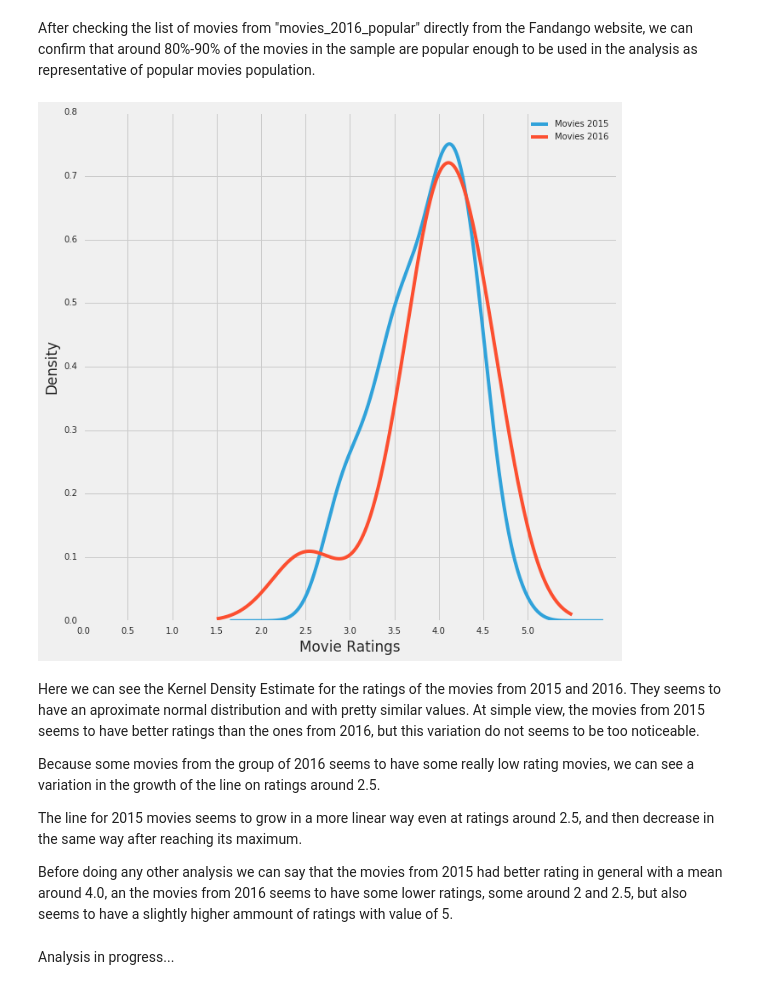
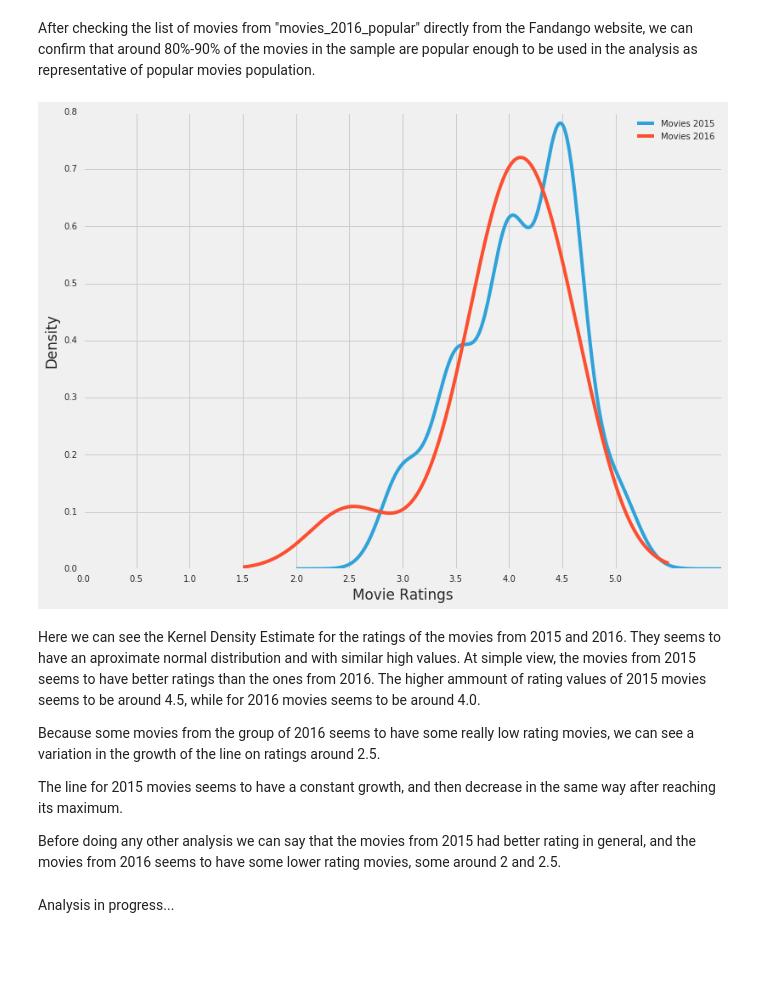
Before and after one commit to Lutenebrax/Statistics-Test-Project-1, a Jupyter notebook: Basics.ipynb, the cells around one changed output. Saved outputs shown, nothing was run; the diff lists cells and outputs as text; code cells hidden in the pictures; blank space fills up the shorter version.

```diff
--- a/Basics.ipynb
+++ b/Basics.ipynb
@@ -151,22 +151,22 @@ movies_2016_popular
 After checking the list of movies from "movies_2016_popular" directly from the Fandango website, we can confirm that around 80%-90% of the movies in the sample are popular enough to be used in the analysis as representative of popular movies population.
 # %%
 plt.style.use("fivethirtyeight")
-movies_2015_popular["Fandango_Ratingvalue"].plot.kde(label="Movies 2015", figsize=(20,20))
-movies_2016_popular["fandango"].plot.kde(label="Movies 2016", figsize=(10,10))
+movies_2015_popular["Fandango_Stars"].plot.kde(label="Movies 2015", figsize=(12,9))
+movies_2016_popular["fandango"].plot.kde(label="Movies 2016", figsize=(12,9))
 plt.xlabel("Movie Ratings")
 plt.ylabel("Density")
 plt.xticks(arange(0, 5.5, 0.5))
 plt.legend()
 plt.show()
 # %% [output]
-[figure, old version]
+[figure, new version]
 # %% [markdown]
-Here we can see the Kernel Density Estimate for the ratings of the movies from 2015 and 2016. They seems to have an aproximate normal distribution and with pretty similar values. At simple view, the movies from 2015 seems to have better ratings than the ones from 2016, but this variation do not seems to be too noticeable.
+Here we can see the Kernel Density Estimate for the ratings of the movies from 2015 and 2016. They seems to have an aproximate normal distribution and with similar high values. At simple view, the movies from 2015 seems to have better ratings than the ones from 2016. The higher ammount of rating values of 2015 movies seems to be around 4.5, while for 2016 movies seems to be around 4.0.
 
 Because some movies from the group of 2016 seems to have some really low rating movies, we can see a variation in the growth of the line on ratings around 2.5.
 
-The line for 2015 movies seems to grow in a more linear way even at ratings around 2.5, and then decrease in the same way after reaching its maximum.
+The line for 2015 movies seems to have a constant growth, and then decrease in the same way after reaching its maximum.
 
-Before doing any other analysis we can say that the movies from 2015 had better rating in general with a mean around 4.0, an the movies from 2016 seems to have some lower ratings, some around 2 and 2.5, but also seems to have a slightly higher ammount of ratings with value of 5.
+Before doing any other analysis we can say that the movies from 2015 had better rating in general, and the movies from 2016 seems to have some lower rating movies, some around 2 and 2.5.
 # %% [markdown]
 Analysis in progress...
```
